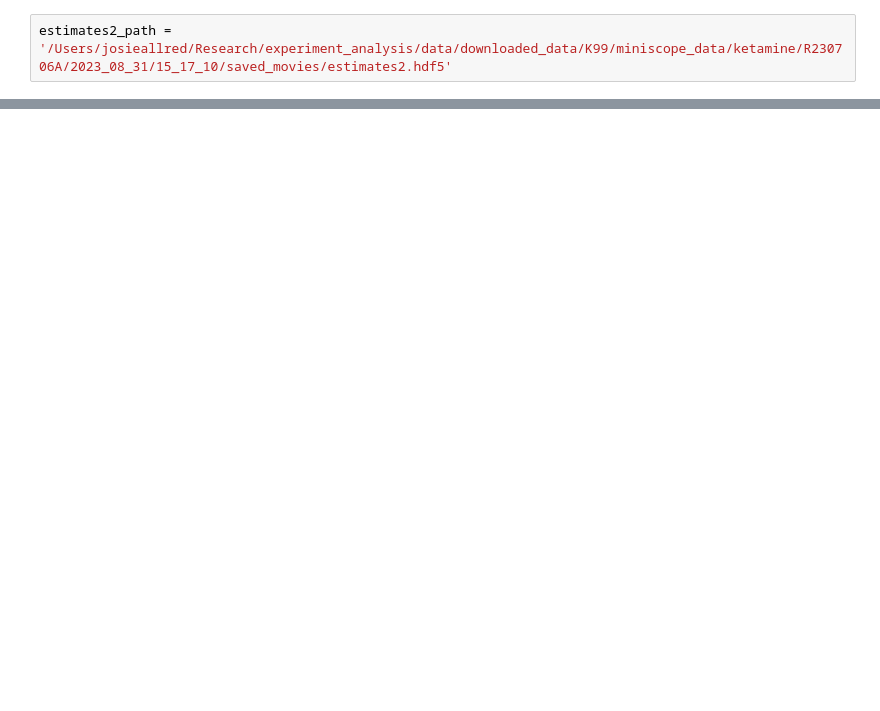
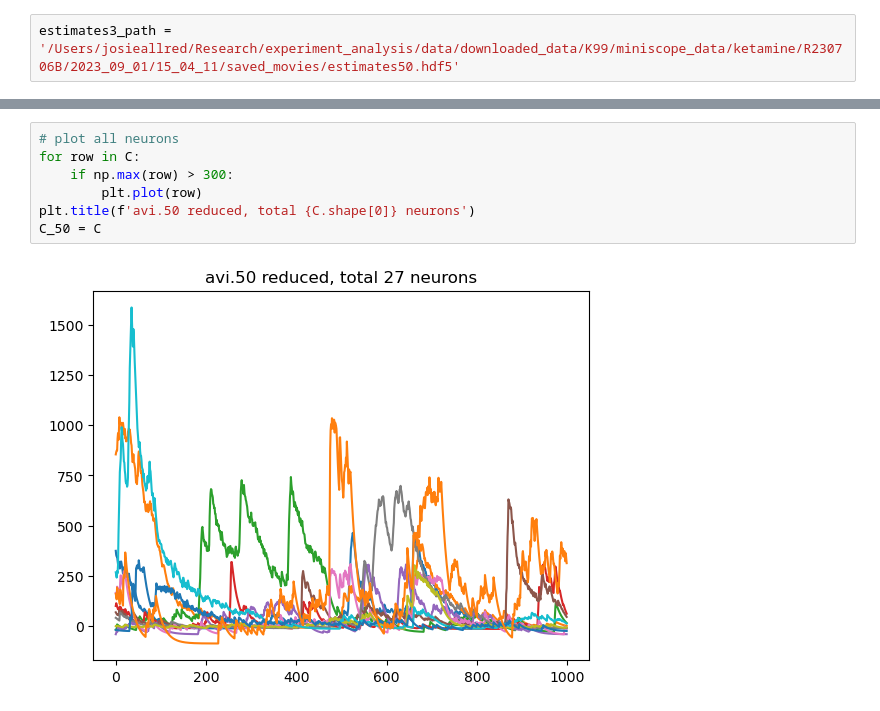
Before and after one commit to emelon8/ACE-NeuroTools, a Jupyter notebook: data_analysis/initial_analysis.ipynb, the cells around one changed output, grey strips where cells are left out. Saved outputs shown, nothing was run; the diff lists cells and outputs as text; blank space fills up the shorter version.

```diff
--- a/data_analysis/initial_analysis.ipynb
+++ b/data_analysis/initial_analysis.ipynb
@@ -16,3 +81,3 @@ plt.plot(C[0, :])
 # %%
-estimates2_path = '/Users/josieallred/Research/experiment_analysis/data/downloaded_data/K99/miniscope_data/ketamine/R230706A/2023_08_31/15_17_10/saved_movies/estimates2.hdf5'
+estimates3_path = '/Users/josieallred/Research/experiment_analysis/data/downloaded_data/K99/miniscope_data/ketamine/R230706B/2023_09_01/15_04_11/saved_movies/estimates50.hdf5'
 # %%
@@ -25,0 +89,9 @@ plt.plot(C[0, :])
+# %%
+# plot all neurons
+for row in C:
+    if np.max(row) > 300:
+        plt.plot(row)
+plt.title(f'avi.50 reduced, total {C.shape[0]} neurons')
+C_50 = C
+# %% [output]
+[figure, added]
```
Also changed, not shown: parts of 21 cells of this notebook, 10 other files.
